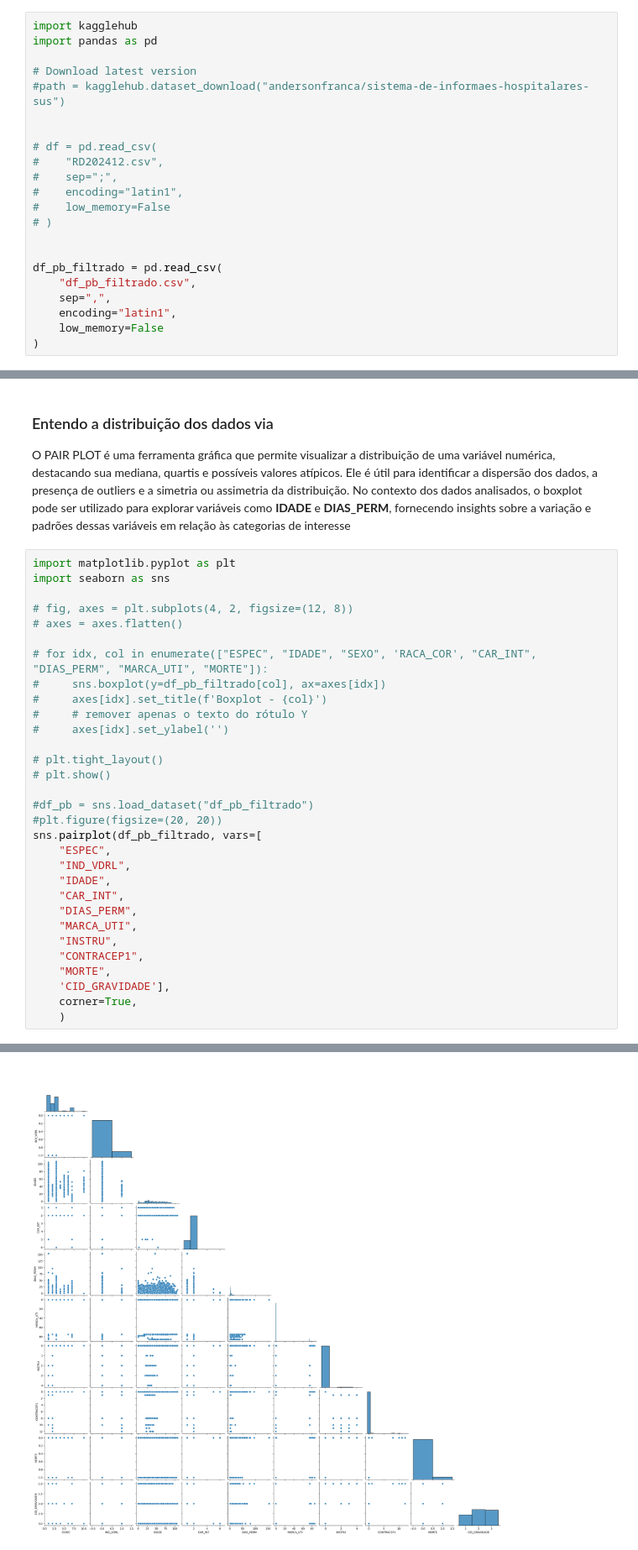
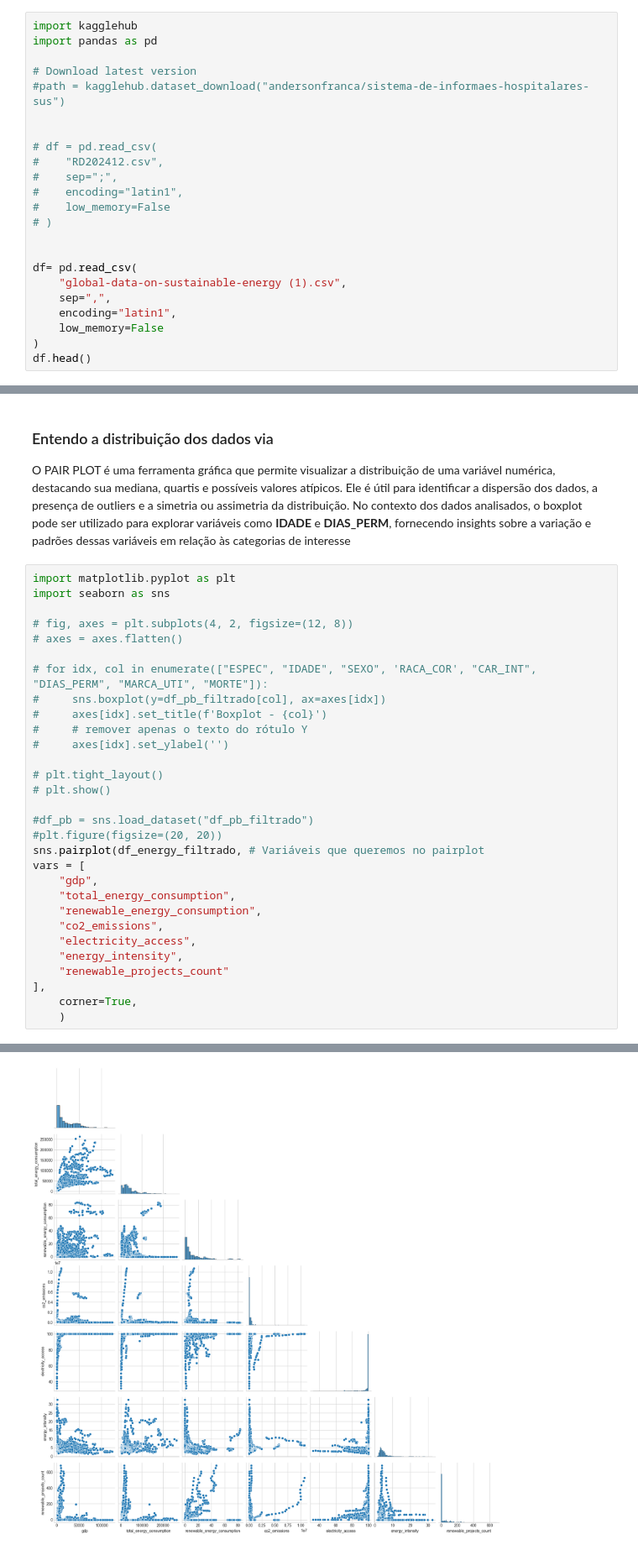
Before and after one commit to Fabiano01EST/generalized-linear-models-python, a Jupyter notebook: GLM.ipynb, the cells around one changed output, grey strips where cells are left out. Shown at 84% size. Drawn from its saved outputs; the diff is of its cells as text.

```diff
--- a/GLM.ipynb
+++ b/GLM.ipynb
@@ -34,9 +32,10 @@ import pandas as pd
 # )
 
 
-df_pb_filtrado = pd.read_csv(
-    "df_pb_filtrado.csv",
+df= pd.read_csv(
+    "global-data-on-sustainable-energy (1).csv",
     sep=",",
     encoding="latin1",
     low_memory=False
 )
+df.head()
@@ -241,34 +196,33 @@ O PAIR PLOT é uma ferramenta gráfica que permite visualizar a distribuição d
 # %%
 import matplotlib.pyplot as plt
 import seaborn as sns
 
 # fig, axes = plt.subplots(4, 2, figsize=(12, 8))
 # axes = axes.flatten()
 
 # for idx, col in enumerate(["ESPEC", "IDADE", "SEXO", 'RACA_COR', "CAR_INT", "DIAS_PERM", "MARCA_UTI", "MORTE"]):
 #     sns.boxplot(y=df_pb_filtrado[col], ax=axes[idx])
 #     axes[idx].set_title(f'Boxplot - {col}')
 #     # remover apenas o texto do rótulo Y
 #     axes[idx].set_ylabel('')
 
 # plt.tight_layout()
 # plt.show()
 
 #df_pb = sns.load_dataset("df_pb_filtrado")
 #plt.figure(figsize=(20, 20))
-sns.pairplot(df_pb_filtrado, vars=[
-    "ESPEC",
-    "IND_VDRL",
-    "IDADE",
-    "CAR_INT",
-    "DIAS_PERM",
-    "MARCA_UTI",
-    "INSTRU",
-    "CONTRACEP1",
-    "MORTE",
-    'CID_GRAVIDADE'],
+sns.pairplot(df_energy_filtrado, # Variáveis que queremos no pairplot
+vars = [
+    "gdp",
+    "total_energy_consumption",
+    "renewable_energy_consumption",
+    "co2_emissions",
+    "electricity_access",
+    "energy_intensity",
+    "renewable_projects_count"
+],
     corner=True,
     )
 # %% [output]
 <seaborn.axisgrid.PairGrid at 0x...>
-[figure, old version]
+[figure, new version]
```
Also changed, not shown: parts of 20 cells of this notebook, 3 other files.
